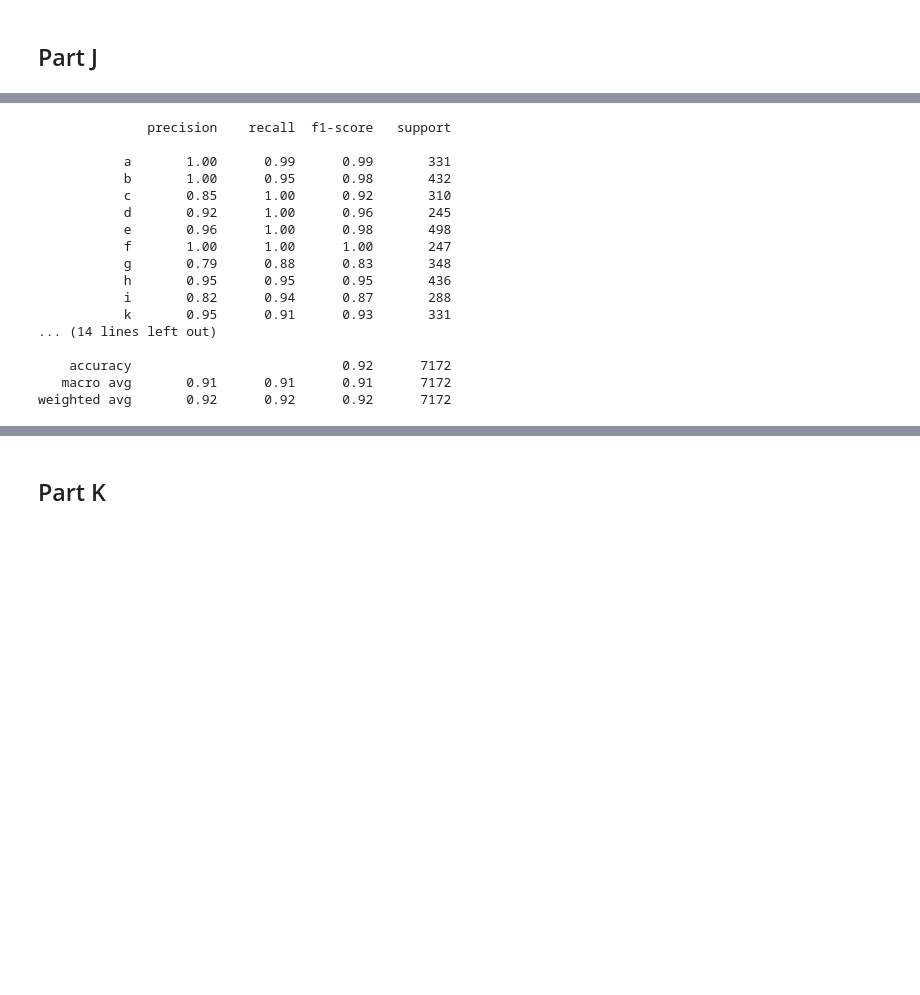
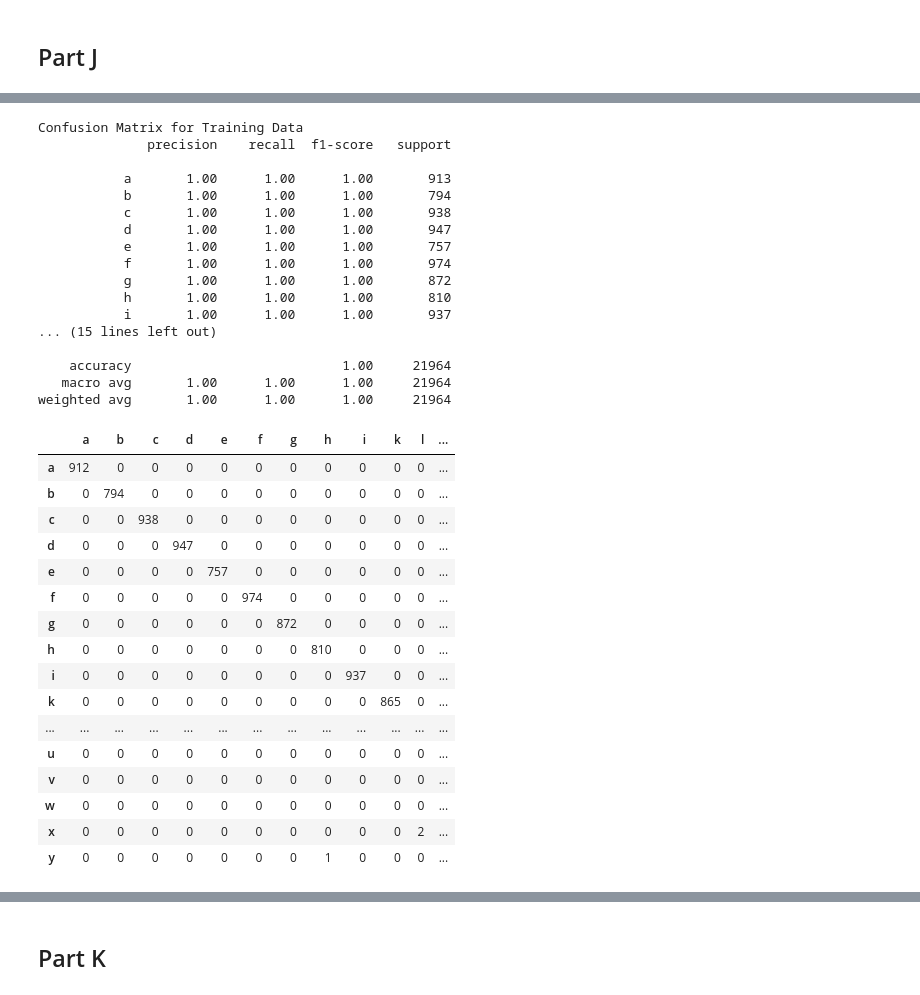
Before and after one commit to MohammadRaziei/Deep-Learning-Cource, a Jupyter notebook: HW03/Q7/HW03_Q7.ipynb, the cells around one changed output, grey strips where cells are left out. Cells and saved outputs as stored; diff of their text form; code cells hidden in the pictures; blank space fills up the shorter version.

```diff
--- a/HW03/Q7/HW03_Q7.ipynb
+++ b/HW03/Q7/HW03_Q7.ipynb
@@ -304,23 +322,43 @@ HTML(pd.DataFrame(confusion_matrix(y_test, y_predicted), columns=labels, index=l
 | w | 0 | 0 | 0 | 0 | 0 | 0 | 0 | 0 | 0 | 0 | 0 | ... |
 | x | 0 | 0 | 0 | 0 | 0 | 0 | 0 | 0 | 0 | 3 | 19 | ... |
 | y | 0 | 0 | 0 | 0 | 0 | 0 | 0 | 0 | 39 | 11 | 0 | ... |
-# %%
-print(classification_report(y_true=y_test, y_pred=y_predicted, target_names=labels))
-# %% [output]
-              precision    recall  f1-score   support
-
-           a       1.00      0.99      0.99       331
-           b       1.00      0.95      0.98       432
-           c       0.85      1.00      0.92       310
-           d       0.92      1.00      0.96       245
-           e       0.96      1.00      0.98       498
-           f       1.00      1.00      1.00       247
-           g       0.79      0.88      0.83       348
-           h       0.95      0.95      0.95       436
-           i       0.82      0.94      0.87       288
-           k       0.95      0.91      0.93       331
-... (14 lines left out)
-
-    accuracy                           0.92      7172
-   macro avg       0.91      0.91      0.91      7172
-weighted avg       0.92      0.92      0.92      7172
+# %%
+print('Confusion Matrix for Training Data')
+y_predicted = label_set[np.argmax(model.predict(X_subtrain), axis=1)]
+print(classification_report(y_true=y_subtrain, y_pred=y_predicted, target_names=labels))
+HTML(pd.DataFrame(confusion_matrix(y_subtrain, y_predicted), columns=labels, index=labels).to_html())
+# %% [output]
+Confusion Matrix for Training Data
+              precision    recall  f1-score   support
+
+           a       1.00      1.00      1.00       913
+           b       1.00      1.00      1.00       794
+           c       1.00      1.00      1.00       938
+           d       1.00      1.00      1.00       947
+           e       1.00      1.00      1.00       757
+           f       1.00      1.00      1.00       974
+           g       1.00      1.00      1.00       872
+           h       1.00      1.00      1.00       810
+           i       1.00      1.00      1.00       937
+... (15 lines left out)
+
+    accuracy                           1.00     21964
+   macro avg       1.00      1.00      1.00     21964
+weighted avg       1.00      1.00      1.00     21964
+|  | a | b | c | d | e | f | g | h | i | k | l | ... |
+| a | 912 | 0 | 0 | 0 | 0 | 0 | 0 | 0 | 0 | 0 | 0 | ... |
+| b | 0 | 794 | 0 | 0 | 0 | 0 | 0 | 0 | 0 | 0 | 0 | ... |
+| c | 0 | 0 | 938 | 0 | 0 | 0 | 0 | 0 | 0 | 0 | 0 | ... |
+| d | 0 | 0 | 0 | 947 | 0 | 0 | 0 | 0 | 0 | 0 | 0 | ... |
+| e | 0 | 0 | 0 | 0 | 757 | 0 | 0 | 0 | 0 | 0 | 0 | ... |
+| f | 0 | 0 | 0 | 0 | 0 | 974 | 0 | 0 | 0 | 0 | 0 | ... |
+| g | 0 | 0 | 0 | 0 | 0 | 0 | 872 | 0 | 0 | 0 | 0 | ... |
+| h | 0 | 0 | 0 | 0 | 0 | 0 | 0 | 810 | 0 | 0 | 0 | ... |
+| i | 0 | 0 | 0 | 0 | 0 | 0 | 0 | 0 | 937 | 0 | 0 | ... |
+| k | 0 | 0 | 0 | 0 | 0 | 0 | 0 | 0 | 0 | 865 | 0 | ... |
+| ... | ... | ... | ... | ... | ... | ... | ... | ... | ... | ... | ... | ... |
+| u | 0 | 0 | 0 | 0 | 0 | 0 | 0 | 0 | 0 | 0 | 0 | ... |
+| v | 0 | 0 | 0 | 0 | 0 | 0 | 0 | 0 | 0 | 0 | 0 | ... |
+| w | 0 | 0 | 0 | 0 | 0 | 0 | 0 | 0 | 0 | 0 | 0 | ... |
+| x | 0 | 0 | 0 | 0 | 0 | 0 | 0 | 0 | 0 | 0 | 2 | ... |
+| y | 0 | 0 | 0 | 0 | 0 | 0 | 0 | 1 | 0 | 0 | 0 | ... |
```
Also changed, not shown: parts of 5 cells of this notebook.
